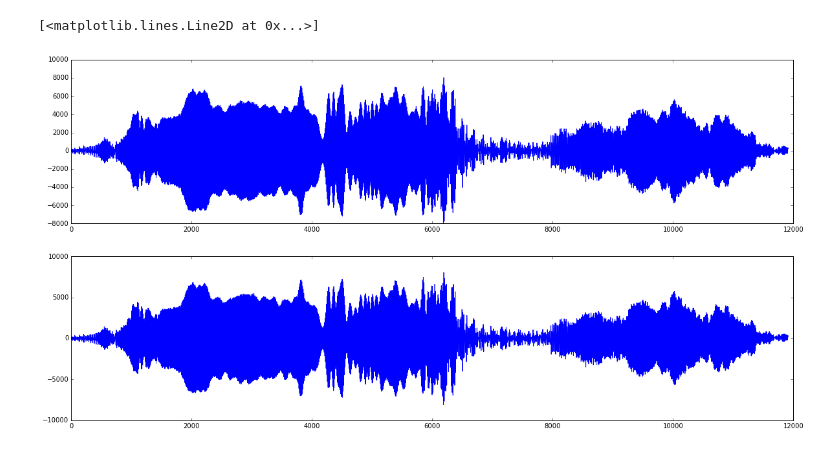
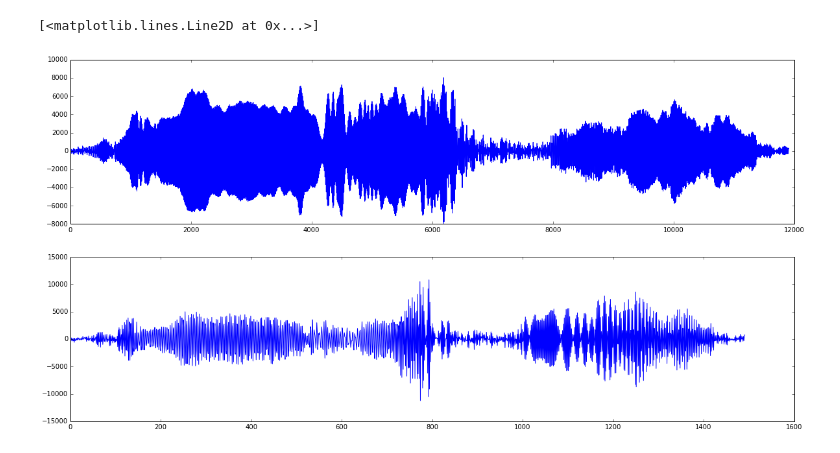
Before and after one commit to kstandvoss/Conceptors, a Jupyter notebook: Explorative/wavelet_magic.ipynb, the cells around one changed output. Saved outputs shown, nothing was run; the diff lists cells and outputs as text; code cells hidden in the pictures.

```diff
--- a/Explorative/wavelet_magic.ipynb
+++ b/Explorative/wavelet_magic.ipynb
@@ -45,18 +46,18 @@ for i in range(9):
 # %%
-exclude = [1,2,3,4,5]
+exclude = [8,9]
 coeffs_new = list(coeffs)
 for e in exclude:
     coeffs_new[e] = np.zeros(coeffs[e].shape)
 rec = pywt.waverec(coeffs, 'db2')
-rec_new = pywt.waverec(coeffs_new, 'db2')
+rec_new = pywt.waverec(coeffs[0:8], 'db2')
 plt.figure(figsize=(20,10))
 plt.subplot(2,1,1)
 plt.plot(rec)
 plt.subplot(2,1,2)
 plt.plot(rec_new)
 # %% [output]
 [<matplotlib.lines.Line2D at 0x...>]
-[figure, old version]
+[figure, new version]
 # %%
 
 
```
Also changed, not shown: parts of 3 cells of this notebook, 7 other files.
